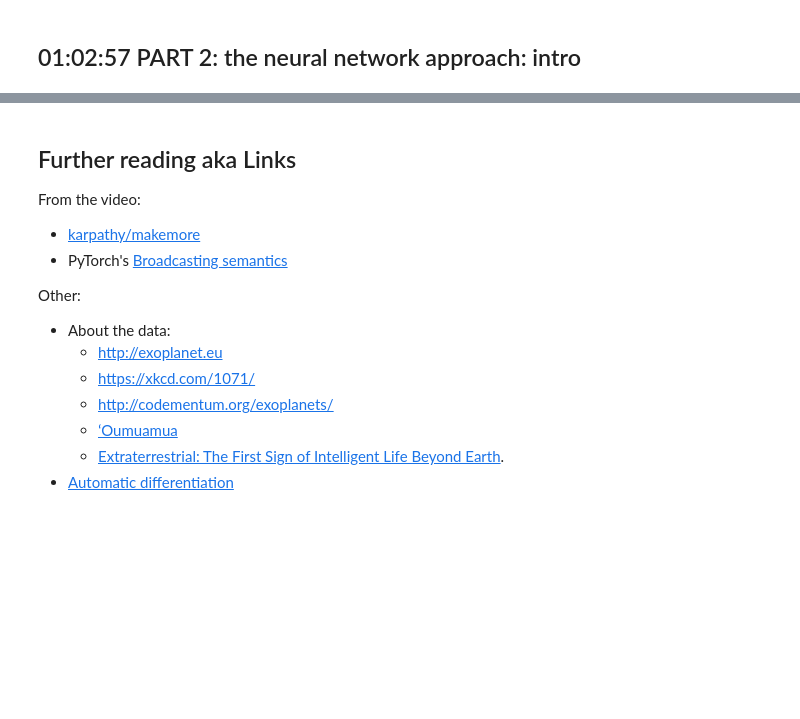
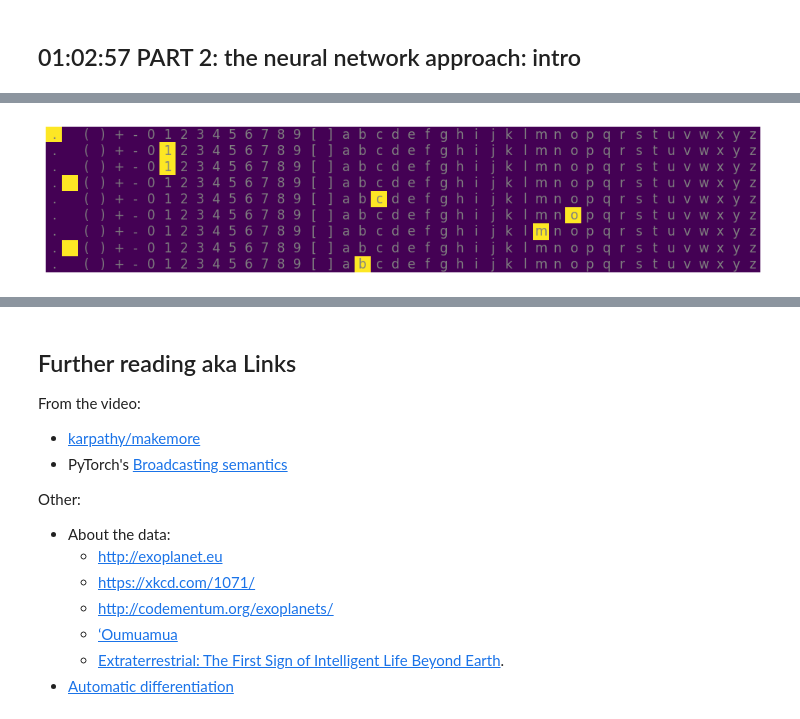
Before and after one commit to tymtam2/Neural-Nets-Zero-To-Hero-Unofficial-Companion, a Jupyter notebook: notebooks/2. Language Models 1 - bigrams.ipynb, the cells around one changed output, grey strips where cells are left out. Drawn from its saved outputs; the diff is of its cells as text; code cells hidden in the pictures; blank space fills up the shorter version.

```diff
--- a/notebooks/2. Language Models 1 - bigrams.ipynb
+++ b/notebooks/2. Language Models 1 - bigrams.ipynb
@@ -773 +838,12 @@ kepler-1z: 1.6181354522705078
+# %%
+# More details in the visualisation
+plt.rcParams.update({'font.size': 12})
+plt.figure(figsize=(12,12))
+plt.axis('off')
+plt.imshow(xenc)
+for i in range(len(xenc)):
+    for j in range(len(xenc[0])):
+        plt.text(j, i, itos[j], ha="center", va="center", color = "gray")
+# %% [output]
+[figure, added]
 # %% [markdown]
```
Also changed, not shown: parts of 9 cells of this notebook.
